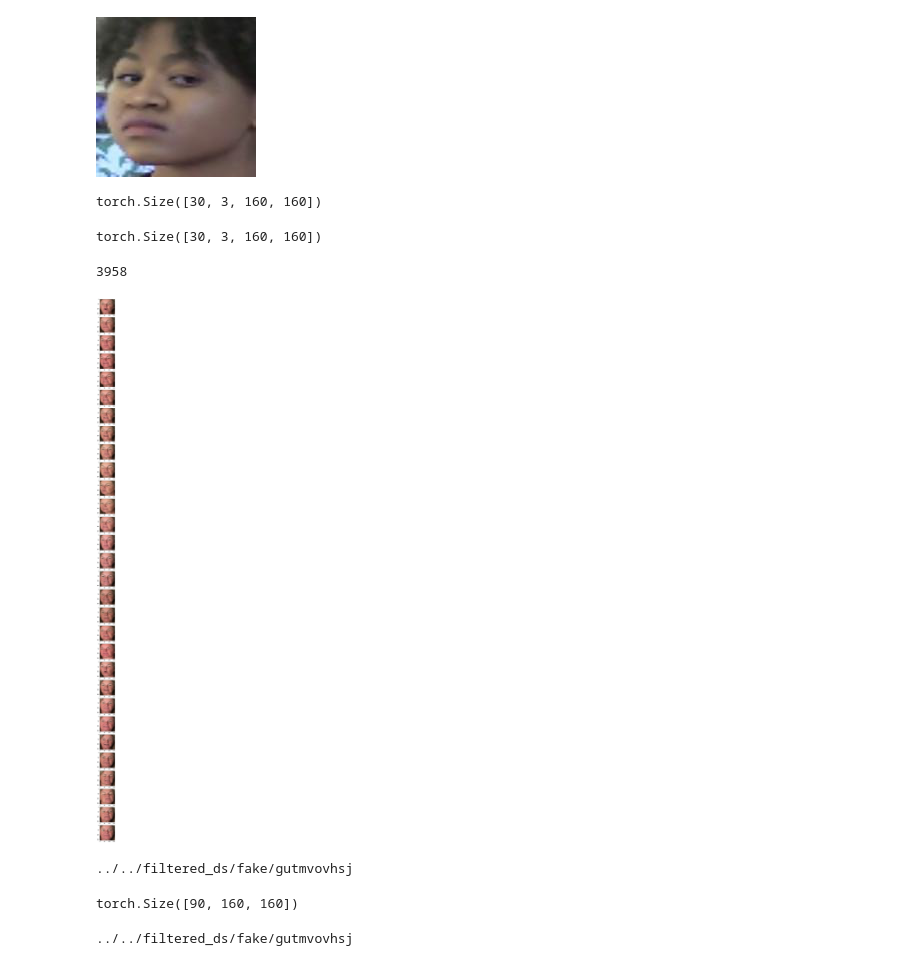
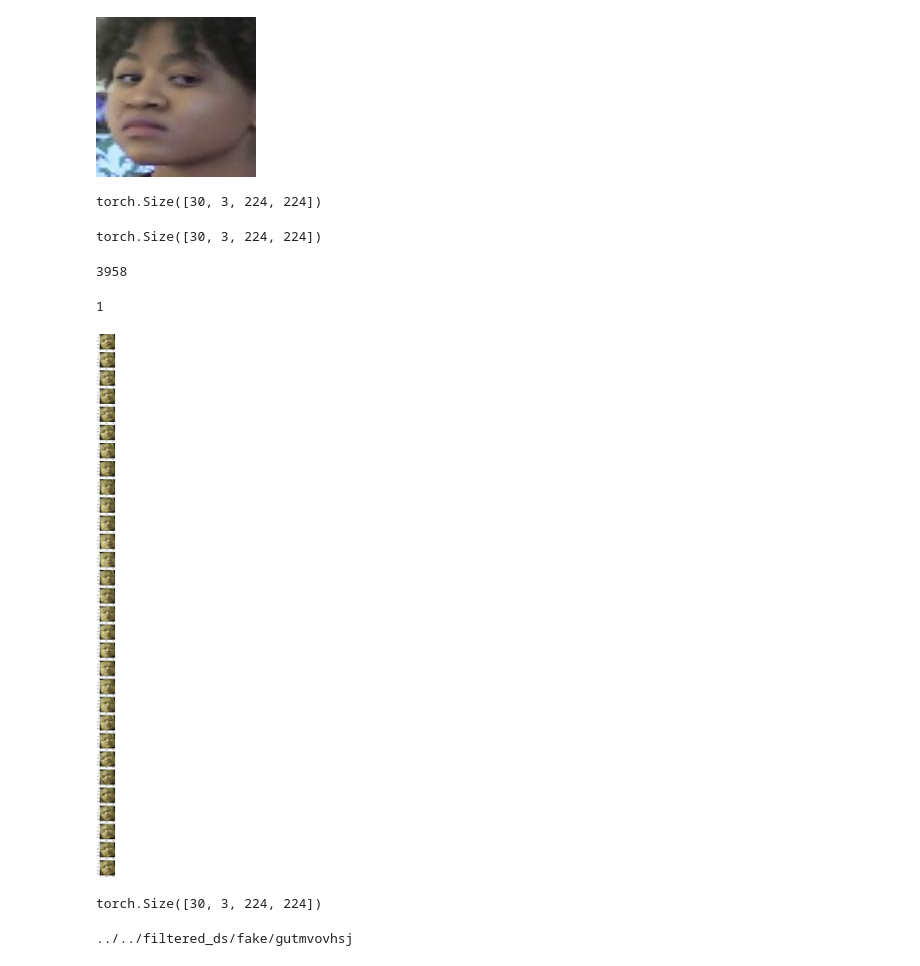
Before and after one commit to nikitakaraevv/deepfake-detection, a Jupyter notebook: nbs/00_video_dataset.ipynb, the cells around one changed output. Cells and saved outputs as stored; diff of their text form; code cells hidden in the pictures.

Commit message:
add some transforms

```diff
--- a/nbs/00_video_dataset.ipynb
+++ b/nbs/00_video_dataset.ipynb
@@ -145,6 +145,15 @@ class VideoDataset(torch.utils.data.Dataset):
                 video = [TF.hflip(im) for im in video]
 
             #    transforms.ColorJitter(brightness=0.4, contrast=0.4, saturation=0.4, hue=0),
+            # Rotation
+            angles = [-12, -6, 0, 6, 12]
+            angle = random.choice(angles)
+            video = [TF.rotate(im, angle) for im in video]
+
+
+            #rotation_transform = MyRotationTransform()
+            hue_factor = random.uniform(-0.2,0.2)
+            video = [TF.adjust_hue(im, hue_factor) for im in video]
         else:
             resize = transforms.Resize(size=(self.crop_size, self.crop_size))
             video = [resize(im) for im in video]
@@ -192,31 +201,33 @@ class VideoDataset(torch.utils.data.Dataset):
         else:
             return video
 # %%
-dataset = VideoDataset(data_path/'videos_df', data_path, split='train')
+dataset = VideoDataset(data_path/'videos_df', data_path, crop_size=224, split='train')
 # %%
 dataload = torch.utils.data.DataLoader(dataset,
         batch_size=2, shuffle=False, num_workers=4, pin_memory=True)
 # %%
 next(iter(dataload))[0][1].size()
 # %% [output]
-torch.Size([30, 3, 160, 160])
+torch.Size([30, 3, 224, 224])
 # %%
 dataset[0][0].size()
 # %% [output]
-torch.Size([30, 3, 160, 160])
+torch.Size([30, 3, 224, 224])
 # %%
 len(dataset)
 # %% [output]
 3958
 # %%
-dataset.unprocess_video(dataset[9][0],plot=True)
+ind=22
+print(dataset[ind][1])
+dataset.unprocess_video(dataset[ind][0],plot=True)
 # %% [output]
+1
-[figure, old version]
+[figure, new version]
 # %%
 dataset[0][0].size()
 # %% [output]
-../../filtered_ds/fake/gutmvovhsj
+torch.Size([30, 3, 224, 224])
-torch.Size([90, 160, 160])
 # %%
 dataset[0][0].numpy().transpose((1, 2, 0))[:,:,0:3].shape
 # %% [output]
```
Also changed, not shown: 2 other files.
